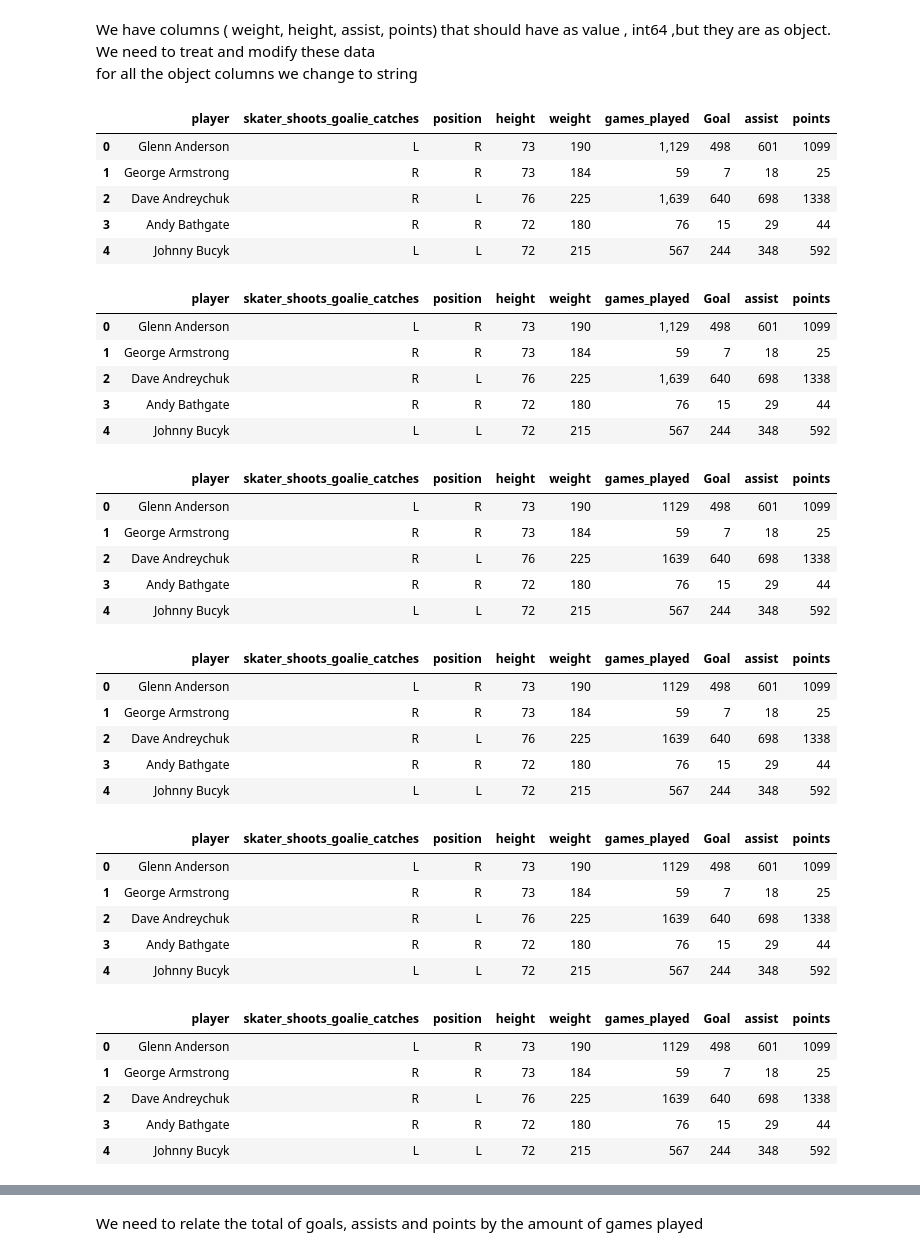
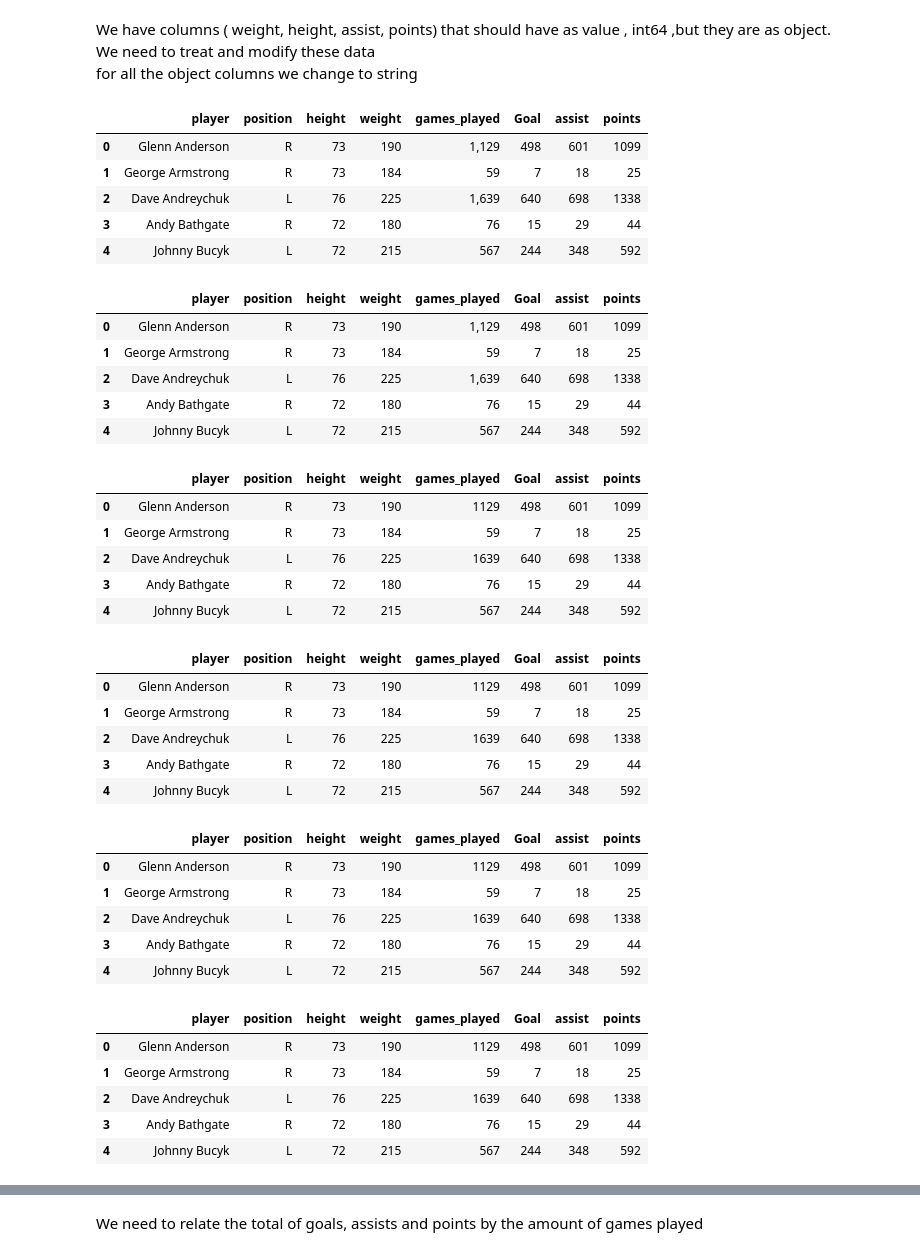
Before and after one commit to PKpacheco/supervised_ml_assignment, a Jupyter notebook: RRC_supervised_ML_Paola_Katherine.ipynb, the cells around one changed output, grey strips where cells are left out. Cells and saved outputs as stored; diff of their text form; code cells hidden in the pictures.

```diff
--- a/RRC_supervised_ML_Paola_Katherine.ipynb
+++ b/RRC_supervised_ML_Paola_Katherine.ipynb
@@ -144,7 +144,8 @@ df.drop([
     'Overall',
     'DOB',
     'birth_city',
-    'first_season'
+    'first_season',
+    'skater_shoots_goalie_catches'
     ], axis=1, inplace=True)
 # %%
 df.tail()
@@ -186,12 +186,12 @@ df['points'] = df['points'].str.replace(',', '').astype(float)
 df['points'] = df['points'].astype(int)
 df.head()
 # %% [output]
-|  | player | skater_shoots_goalie_catches | position | height | weight | games_played | Goal | assist | points |
-| 0 | Glenn Anderson | L | R | 73 | 190 | 1,129 | 498 | 601 | 1099 |
-| 1 | George Armstrong | R | R | 73 | 184 | 59 | 7 | 18 | 25 |
-| 2 | Dave Andreychuk | R | L | 76 | 225 | 1,639 | 640 | 698 | 1338 |
-| 3 | Andy Bathgate | R | R | 72 | 180 | 76 | 15 | 29 | 44 |
-| 4 | Johnny Bucyk | L | L | 72 | 215 | 567 | 244 | 348 | 592 |
+|  | player | position | height | weight | games_played | Goal | assist | points |
+| 0 | Glenn Anderson | R | 73 | 190 | 1,129 | 498 | 601 | 1099 |
+| 1 | George Armstrong | R | 73 | 184 | 59 | 7 | 18 | 25 |
+| 2 | Dave Andreychuk | L | 76 | 225 | 1,639 | 640 | 698 | 1338 |
+| 3 | Andy Bathgate | R | 72 | 180 | 76 | 15 | 29 | 44 |
+| 4 | Johnny Bucyk | L | 72 | 215 | 567 | 244 | 348 | 592 |
 # %%
 # convert assist to a integer
 
@@ -199,12 +199,12 @@ df['assist'] = df['assist'].str.replace(',', '').astype(float)
 df['assist']  = df['assist'].astype(int)
 df.head()
 # %% [output]
-|  | player | skater_shoots_goalie_catches | position | height | weight | games_played | Goal | assist | points |
-| 0 | Glenn Anderson | L | R | 73 | 190 | 1,129 | 498 | 601 | 1099 |
-| 1 | George Armstrong | R | R | 73 | 184 | 59 | 7 | 18 | 25 |
-| 2 | Dave Andreychuk | R | L | 76 | 225 | 1,639 | 640 | 698 | 1338 |
-| 3 | Andy Bathgate | R | R | 72 | 180 | 76 | 15 | 29 | 44 |
-| 4 | Johnny Bucyk | L | L | 72 | 215 | 567 | 244 | 348 | 592 |
+|  | player | position | height | weight | games_played | Goal | assist | points |
+| 0 | Glenn Anderson | R | 73 | 190 | 1,129 | 498 | 601 | 1099 |
+| 1 | George Armstrong | R | 73 | 184 | 59 | 7 | 18 | 25 |
+| 2 | Dave Andreychuk | L | 76 | 225 | 1,639 | 640 | 698 | 1338 |
+| 3 | Andy Bathgate | R | 72 | 180 | 76 | 15 | 29 | 44 |
+| 4 | Johnny Bucyk | L | 72 | 215 | 567 | 244 | 348 | 592 |
 # %%
 # convert games_played to a integer
 
@@ -212,12 +212,12 @@ df['games_played'] = df['games_played'].str.replace(',', '').astype(float)
 df['games_played'] = df['games_played'].astype(int)
 df.head()
 # %% [output]
-|  | player | skater_shoots_goalie_catches | position | height | weight | games_played | Goal | assist | points |
-| 0 | Glenn Anderson | L | R | 73 | 190 | 1129 | 498 | 601 | 1099 |
-| 1 | George Armstrong | R | R | 73 | 184 | 59 | 7 | 18 | 25 |
-| 2 | Dave Andreychuk | R | L | 76 | 225 | 1639 | 640 | 698 | 1338 |
-| 3 | Andy Bathgate | R | R | 72 | 180 | 76 | 15 | 29 | 44 |
-| 4 | Johnny Bucyk | L | L | 72 | 215 | 567 | 244 | 348 | 592 |
+|  | player | position | height | weight | games_played | Goal | assist | points |
+| 0 | Glenn Anderson | R | 73 | 190 | 1129 | 498 | 601 | 1099 |
+| 1 | George Armstrong | R | 73 | 184 | 59 | 7 | 18 | 25 |
+| 2 | Dave Andreychuk | L | 76 | 225 | 1639 | 640 | 698 | 1338 |
+| 3 | Andy Bathgate | R | 72 | 180 | 76 | 15 | 29 | 44 |
+| 4 | Johnny Bucyk | L | 72 | 215 | 567 | 244 | 348 | 592 |
 # %%
 # convert weight to a integer and remove rows with non int values
 df.drop(df[df.weight == '--'].index, inplace=True)
@@ -227,12 +227,12 @@ df['weight'] = df['weight'].str.replace(',', '').astype(float)
 df['weight'] =df['weight'].astype(int)
 df.head()
 # %% [output]
-|  | player | skater_shoots_goalie_catches | position | height | weight | games_played | Goal | assist | points |
-| 0 | Glenn Anderson | L | R | 73 | 190 | 1129 | 498 | 601 | 1099 |
-| 1 | George Armstrong | R | R | 73 | 184 | 59 | 7 | 18 | 25 |
-| 2 | Dave Andreychuk | R | L | 76 | 225 | 1639 | 640 | 698 | 1338 |
-| 3 | Andy Bathgate | R | R | 72 | 180 | 76 | 15 | 29 | 44 |
-| 4 | Johnny Bucyk | L | L | 72 | 215 | 567 | 244 | 348 | 592 |
+|  | player | position | height | weight | games_played | Goal | assist | points |
+| 0 | Glenn Anderson | R | 73 | 190 | 1129 | 498 | 601 | 1099 |
+| 1 | George Armstrong | R | 73 | 184 | 59 | 7 | 18 | 25 |
+| 2 | Dave Andreychuk | L | 76 | 225 | 1639 | 640 | 698 | 1338 |
+| 3 | Andy Bathgate | R | 72 | 180 | 76 | 15 | 29 | 44 |
+| 4 | Johnny Bucyk | L | 72 | 215 | 567 | 244 | 348 | 592 |
 # %%
 # convert height to a integer and remove rows with non int values
 df.drop(df[df.height == '--'].index, inplace=True)
@@ -241,26 +241,25 @@ df['height'] = df['height'].str.replace(',', '').astype(float)
 df['height'] = df['height'].astype(int)
 df.head()
 # %% [output]
-|  | player | skater_shoots_goalie_catches | position | height | weight | games_played | Goal | assist | points |
-| 0 | Glenn Anderson | L | R | 73 | 190 | 1129 | 498 | 601 | 1099 |
-| 1 | George Armstrong | R | R | 73 | 184 | 59 | 7 | 18 | 25 |
-| 2 | Dave Andreychuk | R | L | 76 | 225 | 1639 | 640 | 698 | 1338 |
-| 3 | Andy Bathgate | R | R | 72 | 180 | 76 | 15 | 29 | 44 |
-| 4 | Johnny Bucyk | L | L | 72 | 215 | 567 | 244 | 348 | 592 |
+|  | player | position | height | weight | games_played | Goal | assist | points |
+| 0 | Glenn Anderson | R | 73 | 190 | 1129 | 498 | 601 | 1099 |
+| 1 | George Armstrong | R | 73 | 184 | 59 | 7 | 18 | 25 |
+| 2 | Dave Andreychuk | L | 76 | 225 | 1639 | 640 | 698 | 1338 |
+| 3 | Andy Bathgate | R | 72 | 180 | 76 | 15 | 29 | 44 |
+| 4 | Johnny Bucyk | L | 72 | 215 | 567 | 244 | 348 | 592 |
 # %%
 # convert object to string for easy operations
 
 df['player'] = df['player'].astype('string')
-df['skater_shoots_goalie_catches'] = df['skater_shoots_goalie_catches'].astype('string')
 df['position'] = df['position'].astype('string')
 df.head()
 # %% [output]
-|  | player | skater_shoots_goalie_catches | position | height | weight | games_played | Goal | assist | points |
-| 0 | Glenn Anderson | L | R | 73 | 190 | 1129 | 498 | 601 | 1099 |
-| 1 | George Armstrong | R | R | 73 | 184 | 59 | 7 | 18 | 25 |
-| 2 | Dave Andreychuk | R | L | 76 | 225 | 1639 | 640 | 698 | 1338 |
-| 3 | Andy Bathgate | R | R | 72 | 180 | 76 | 15 | 29 | 44 |
-| 4 | Johnny Bucyk | L | L | 72 | 215 | 567 | 244 | 348 | 592 |
+|  | player | position | height | weight | games_played | Goal | assist | points |
+| 0 | Glenn Anderson | R | 73 | 190 | 1129 | 498 | 601 | 1099 |
+| 1 | George Armstrong | R | 73 | 184 | 59 | 7 | 18 | 25 |
+| 2 | Dave Andreychuk | L | 76 | 225 | 1639 | 640 | 698 | 1338 |
+| 3 | Andy Bathgate | R | 72 | 180 | 76 | 15 | 29 | 44 |
+| 4 | Johnny Bucyk | L | 72 | 215 | 567 | 244 | 348 | 592 |
 # %%
 df.info()
 # %% [output]
```
Also changed, not shown: parts of 13 cells of this notebook.
